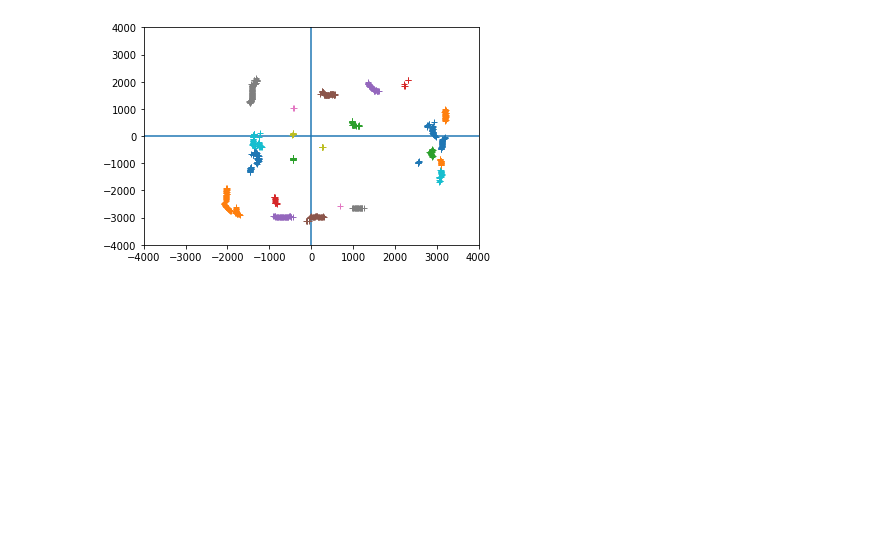
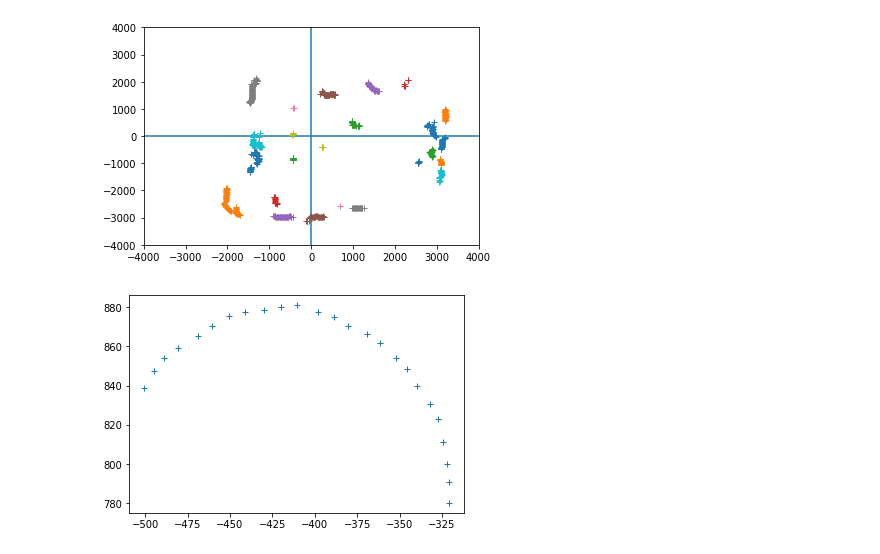
Before and after one commit to gobgob/lidar-processor, a Jupyter notebook: src/example.ipynb, the cells around one changed output. Saved outputs shown, nothing was run; the diff lists cells and outputs as text; code cells hidden in the pictures; blank space fills up the shorter version.

```diff
--- a/src/example.ipynb
+++ b/src/example.ipynb
@@ -71,3 +71,16 @@ chc.plot_clustering(clusters)
 16
 21
 [figure]
+# %%
+thetas = np.deg2rad(np.arange(0, 150, 6))
+real_x, real_y = (-420, 780)
+real_radius = 100
+# xx = real_radius * np.cos(thetas) + real_x
+xx = real_radius * np.cos(thetas) + real_x + np.random.randn(len(thetas))
+# yy = real_radius * np.sin(thetas) + real_y
+yy = real_radius * np.sin(thetas) + real_y + np.random.randn(len(thetas))
+
+pl.plot(xx, yy, '+')
+pl.show()
+# %% [output]
+[figure, added]
```
Also changed, not shown: parts of 2 cells of this notebook, 1 other file.
